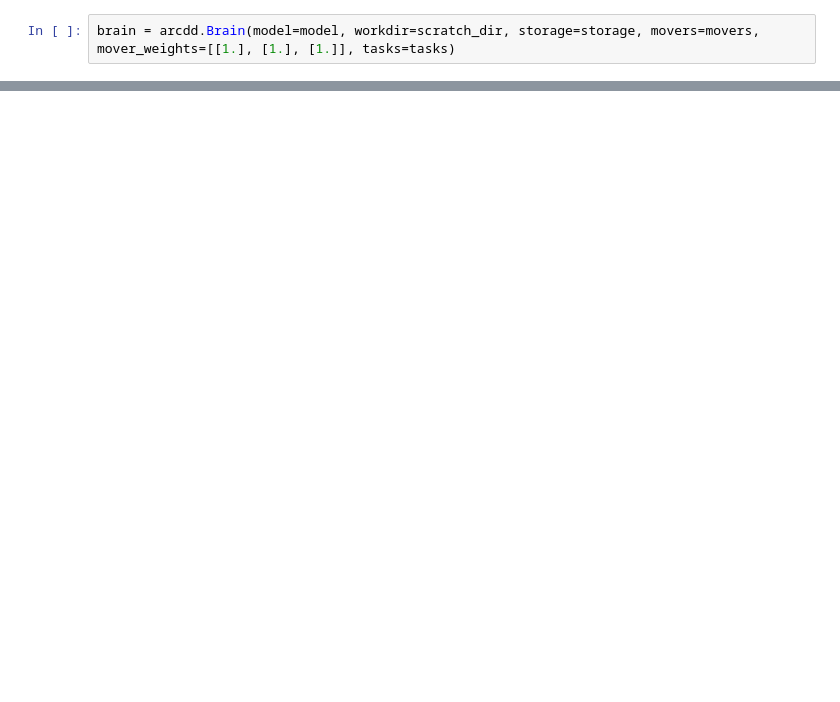
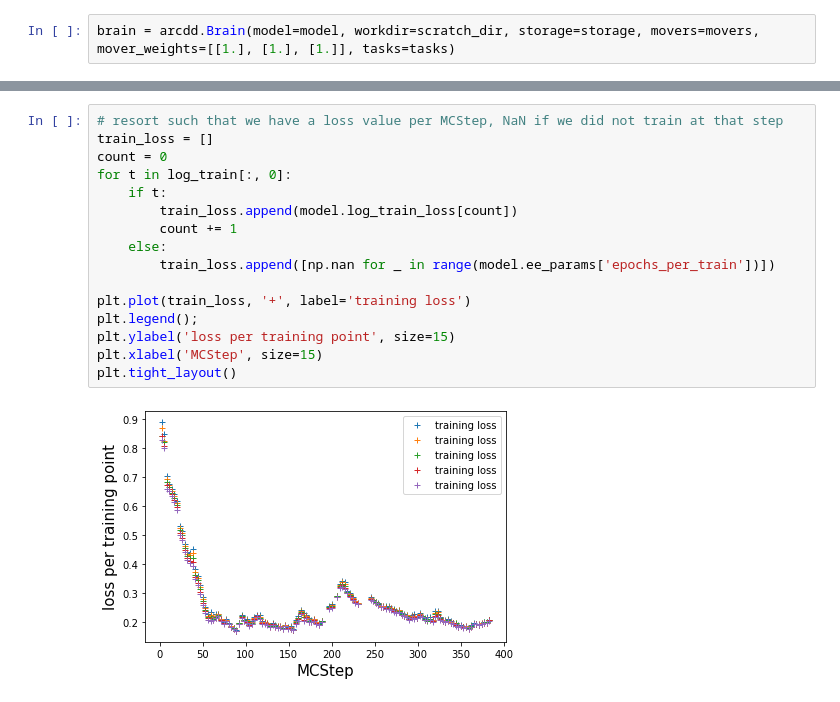
Before and after one commit to bio-phys/aimmd, a Jupyter notebook: examples/distributed/PathSampling.ipynb, the cells around one changed output, grey strips where cells are left out. Cells and saved outputs as stored; diff of their text form; blank space fills up the shorter version.

```diff
--- a/examples/distributed/PathSampling.ipynb
+++ b/examples/distributed/PathSampling.ipynb
@@ -226,0 +283,18 @@ RuntimeError: Non-zero exit code from mdrun.
+# %%
+# resort such that we have a loss value per MCStep, NaN if we did not train at that step
+train_loss = []
+count = 0
+for t in log_train[:, 0]:
+    if t:
+        train_loss.append(model.log_train_loss[count])
+        count += 1
+    else:
+        train_loss.append([np.nan for _ in range(model.ee_params['epochs_per_train'])])
+
+plt.plot(train_loss, '+', label='training loss')
+plt.legend();
+plt.ylabel('loss per training point', size=15)
+plt.xlabel('MCStep', size=15)
+plt.tight_layout()
+# %% [output]
+[figure, added]
```
Also changed, not shown: parts of 16 cells of this notebook, 4 other files.
